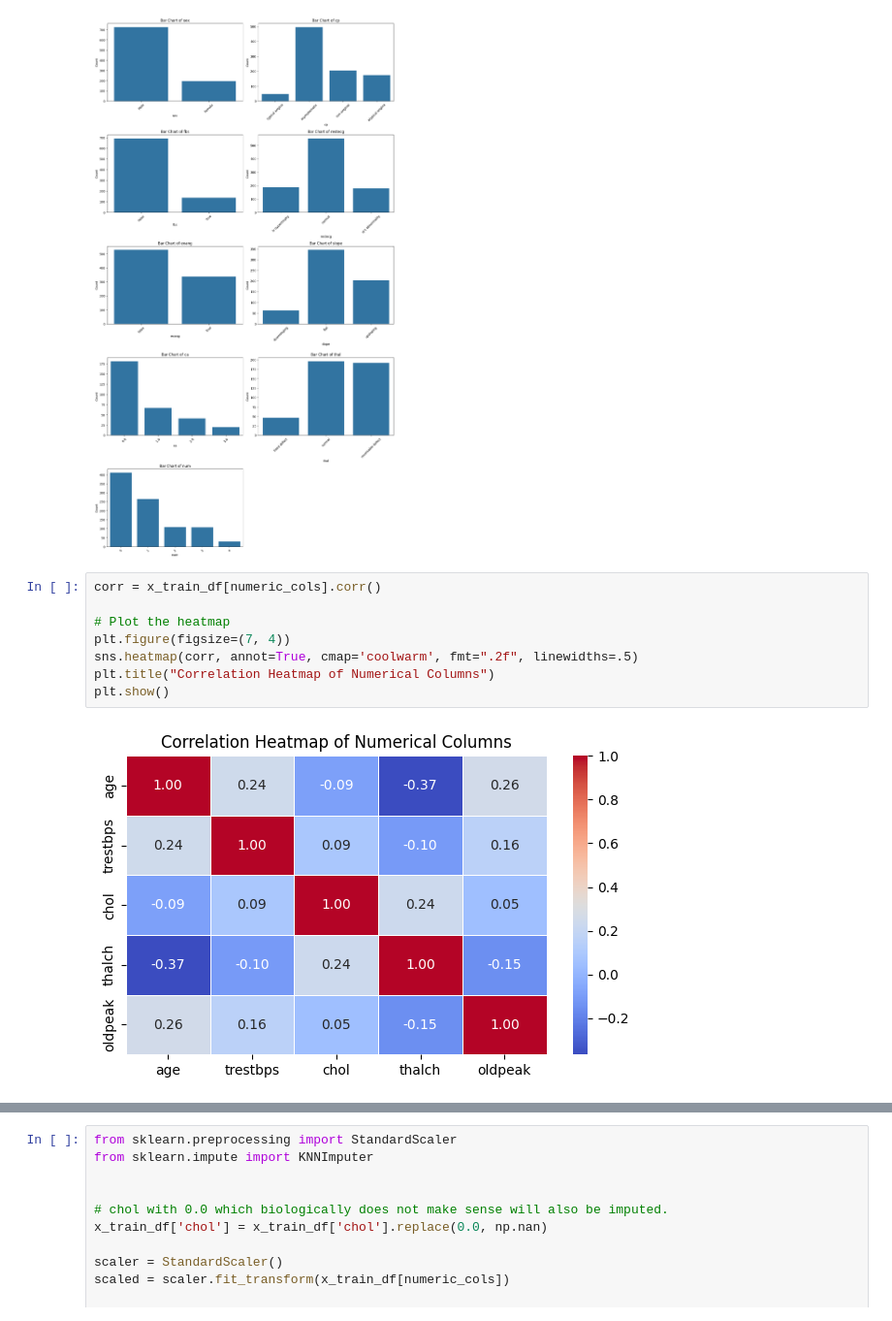
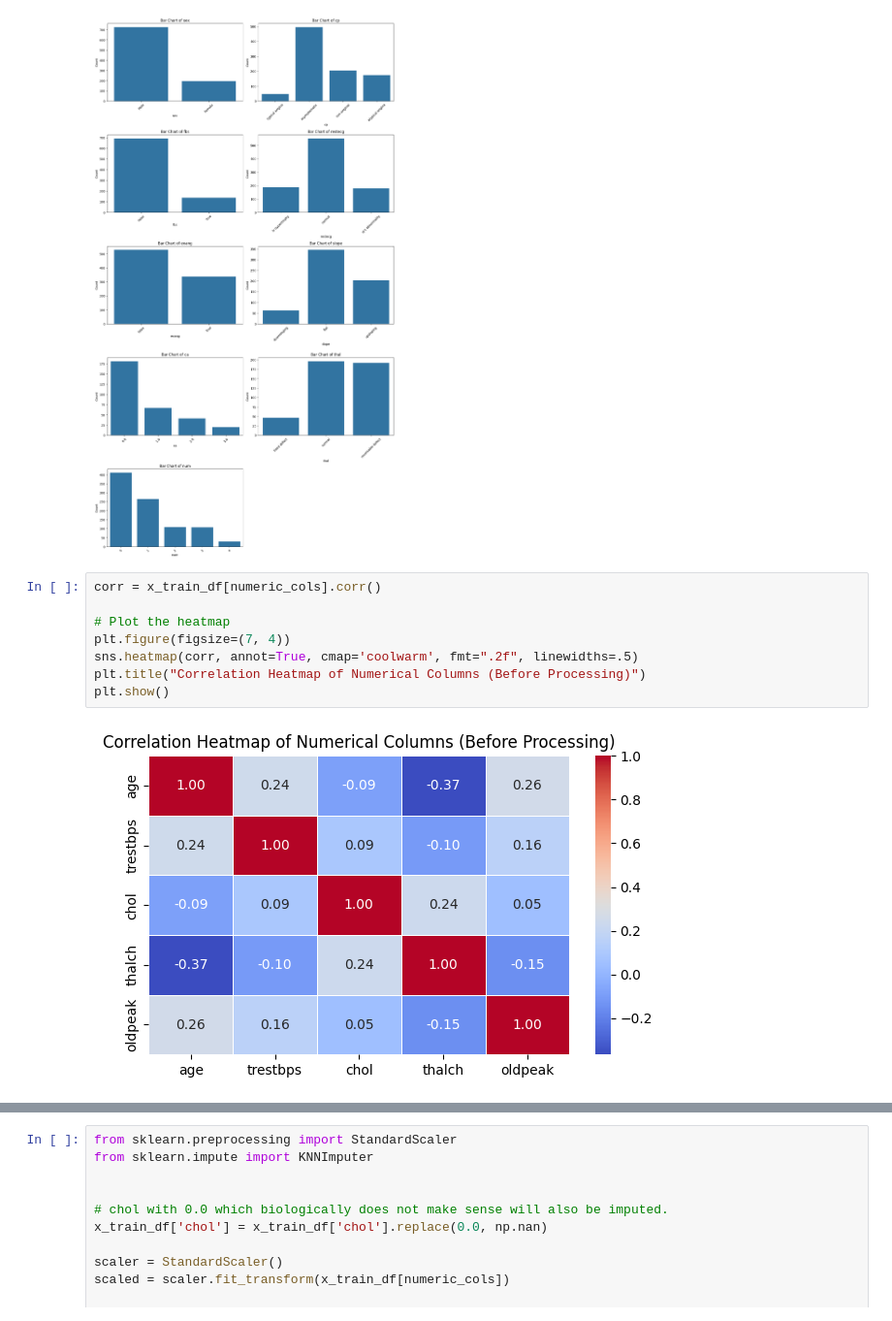
Before and after one commit to joswin03/Cleveland_Heart_Disease, a Jupyter notebook: main.ipynb, the cells around one changed output, grey strips where cells are left out. Shown: that part at 97% size. Cells and saved outputs as stored; diff of their text form.

```diff
--- a/main.ipynb
+++ b/main.ipynb
@@ -160,11 +160,11 @@ plt.show()
 # %%
 corr = x_train_df[numeric_cols].corr()
 
 # Plot the heatmap
 plt.figure(figsize=(7, 4))
 sns.heatmap(corr, annot=True, cmap='coolwarm', fmt=".2f", linewidths=.5)
-plt.title("Correlation Heatmap of Numerical Columns")
+plt.title("Correlation Heatmap of Numerical Columns (Before Processing)")
 plt.show()
 # %% [output]
-[figure, old version]
+[figure, new version]
 # %%
```
Also changed, not shown: parts of 9 cells of this notebook.
